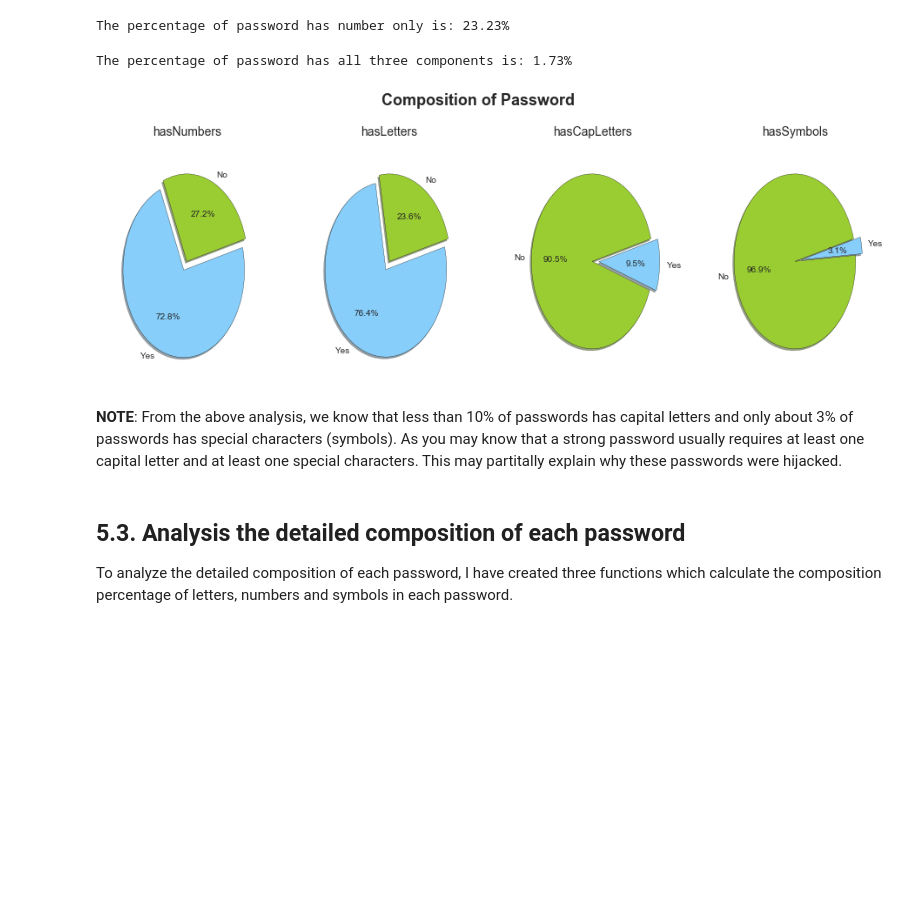
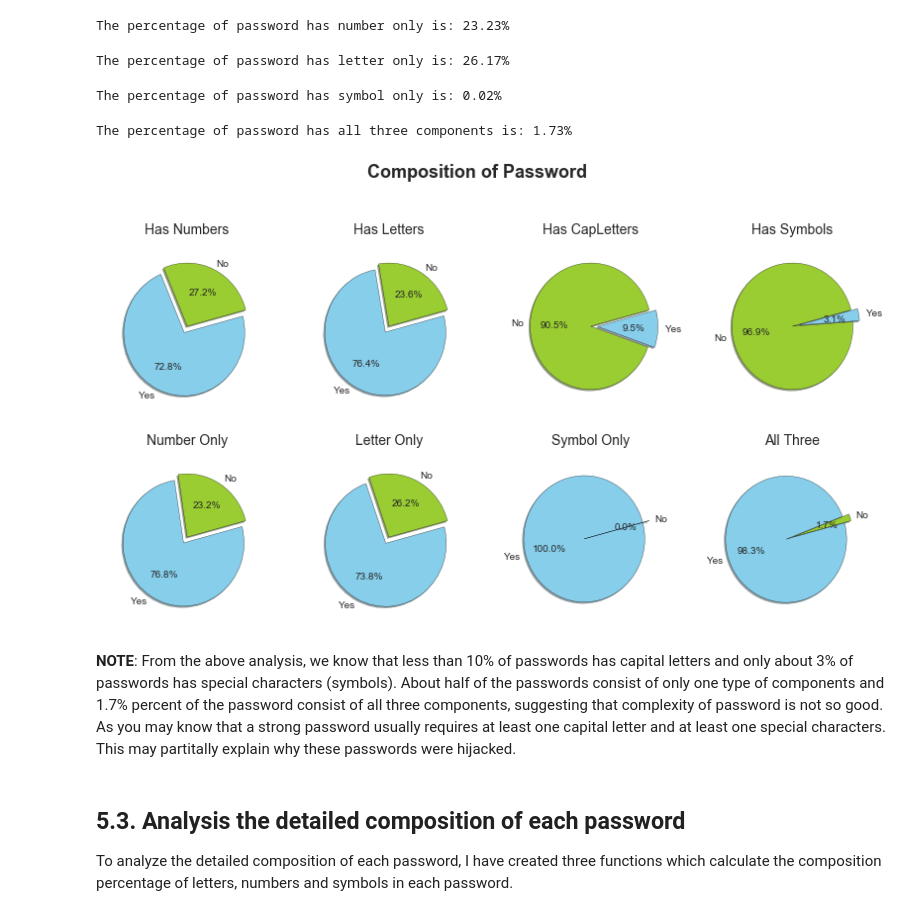
Before and after one commit to jhli973/Incubator, a Jupyter notebook: hijackedemail/Password and hijacked email.ipynb, the cells around one changed output. Saved outputs shown, nothing was run; the diff lists cells and outputs as text; code cells hidden in the pictures; blank space fills up the shorter version.

```diff
--- a/hijackedemail/Password and hijacked email.ipynb
+++ b/hijackedemail/Password and hijacked email.ipynb
@@ -228,4 +235,18 @@ pct_numonly = passwords[(passwords['hasLetters']==False)& (passwords['hasSymbols
 print "The percentage of password has number only is: {:.2f}%".format(pct_numonly)
 # %% [output]
 The percentage of password has number only is: 23.23%
+# %%
+# check what percent password has letter only
+
+pct_letonly = passwords[(passwords['hasNumbers']==False) & (passwords['hasSymbols']==False)].shape[0] / float(total_rec) * 100
+print "The percentage of password has letter only is: {:.2f}%".format(pct_letonly)
+# %% [output]
+The percentage of password has letter only is: 26.17%
+# %%
+# check what percent password has symbol only
+
+pct_symonly = passwords[(passwords['hasNumbers']==False) & (passwords['hasLetters']==False)].shape[0] / float(total_rec) * 100
+print "The percentage of password has symbol only is: {:.2f}%".format(pct_symonly)
+# %% [output]
+The percentage of password has symbol only is: 0.02%
 # %%
@@ -237,68 +258,61 @@ The percentage of password has all three components is: 1.73%
 # %%
 temp1 = passwords['hasNumbers'].value_counts(ascending=True, normalize=True)*100
 temp2 = passwords['hasLetters'].value_counts(ascending=True, normalize=True)*100
 temp3 = passwords['hasCapLetters'].value_counts(ascending=False, normalize=True)*100
 temp4 = passwords['hasSymbols'].value_counts(ascending=False, normalize=True)*100
 
-fig = plt.figure(figsize=(16,5))
+fig = plt.figure(figsize=(14,7))
 fig.suptitle('Composition of Password', y=1.05,fontsize=18, fontweight='bold')
 
 labels = ('No', 'Yes')
-colors = ['yellowgreen', 'lightskyblue']
+colors = ['yellowgreen', 'skyblue']
 explode = (0, 0.1)
 
-ax1 = fig.add_subplot(141)
-ax1.set_title("hasNumbers" , fontsize=14)
+ax1 = fig.add_subplot(241, sharey=ax1)
+ax1.set_title("Has Numbers" , fontsize=14)
 plt.pie(temp1,explode=explode,autopct='%1.1f%%', colors=colors, labels = labels, shadow=True, startangle=15,\
         radius=.9)
 
-ax2 = fig.add_subplot(142)
-ax2.set_title("hasLetters" , fontsize=14)
+ax2 = fig.add_subplot(242, sharey=ax1)
+ax2.set_title("Has Letters" , fontsize=14)
 plt.pie(temp2,explode=explode,autopct='%1.1f%%', colors=colors, labels = labels, shadow=True, startangle=15,\
         radius=.9)
 
-
-ax3 = fig.add_subplot(143)
-ax3.set_title("hasCapLetters" , fontsize=14)
+ax3 = fig.add_subplot(243, sharey=ax1)
+ax3.set_title("Has CapLetters" , fontsize=14)
 plt.pie(temp3,explode=explode, autopct='%1.1f%%', colors=colors, labels = labels, shadow=True, startangle=15,\
         radius=.9)
 
-ax4 = fig.add_subplot(144)
-ax4.set_title("hasSymbols" , fontsize=14)
+ax4 = fig.add_subplot(244, sharey=ax1)
+ax4.set_title("Has Symbols" , fontsize=14)
 plt.pie(temp4,explode=explode, autopct='%1.1f%%', colors=colors, labels = labels, shadow=True, startangle=15,\
         radius=.9)
 
-""" # We can also use bar chart
-fig = plt.figure(figsize=(12,5))
-fig.suptitle('Composition of Password', y=1.05,fontsize=18, fontweight='bold')
+ax5 = fig.add_subplot(245)
+ax5.set_title("Number Only" , fontsize=14)
+plt.pie((pct_numonly, 100 - pct_numonly),autopct='%1.1f%%', explode=explode,colors=colors, labels = labels, shadow=True, \
+        startangle=15, radius=.9)
 
-ax1 = fig.add_subplot(141)
-ax1.set_ylabel('Percentage' , fontsize=14)
+ax6 = fig.add_subplot(246, sharey=ax5)
+ax6.set_title("Letter Only" , fontsize=14)
+plt.pie((pct_letonly, 100 - pct_letonly),explode=explode,autopct='%1.1f%%', colors=colors, labels = labels, shadow=True, \
+        startangle=15, radius=.9)
 
-ax1.set_title("hasNumbers" , fontsize=14)
-temp1.plot(kind='bar', width= 0.3, fontsize=14)
-plt.xticks(rotation=50)
+ax7 = fig.add_subplot(247, sharey=ax5)
+ax7.set_title("Symbol Only" , fontsize=14)
+plt.pie((pct_symonly, 100 - pct_symonly),explode=explode, autopct='%1.1f%%', colors=colors, labels = labels, shadow=True,\
+        startangle=15, radius=.9)
 
-ax2 = fig.add_subplot(142, sharey=ax1)
-ax2.set_title("hasLetters" , fontsize=14)
-temp2.plot(kind = 'bar', width= 0.3, fontsize=14)
-plt.xticks(rotation=50)
+ax8 = fig.add_subplot(248, sharey=ax5)
+ax8.set_title("All Three" , fontsize=14)
+plt.pie((pct_all, 100 - pct_all),explode=explode, autopct='%1.1f%%', colors=colors, labels = labels, shadow=True,\
+        startangle=15,radius=.9)
 
-ax3 = fig.add_subplot(143 , sharey=ax1)
-ax3.set_title('hasCapLetters' , fontsize=14)
-temp3.plot(kind='bar', width= 0.3 , fontsize=14)
-plt.xticks(rotation=50)
-
-ax4 = fig.add_subplot(144, sharey=ax1)
-ax4.set_title('hasSymbols' , fontsize=14)
-temp4.plot(kind = 'bar', width= 0.3, fontsize=14)
-plt.xticks(rotation=50)
-"""
 plt.show()
 # %% [output]
-[figure, old version]
+[figure, new version]
 # %% [markdown]
-**NOTE**: From the above analysis, we know that less than 10% of passwords has capital letters and only about 3% of passwords has special characters (symbols). As you may know that a strong password usually requires at least one capital letter and at least one special characters. This may partitally explain why these passwords were hijacked.
+**NOTE**: From the above analysis, we know that less than 10% of passwords has capital letters and only about 3% of passwords has special characters (symbols). About half of the passwords consist of only one type of components and 1.7% percent of the password consist of all three components, suggesting that complexity of password is not so good. As you may know that a strong password usually requires at least one capital letter and at least one special characters. This may partitally explain why these passwords were hijacked.
 # %% [markdown]
 ## 5.3. Analysis the detailed composition of each password
 
```
Also changed, not shown: parts of 24 cells of this notebook.
